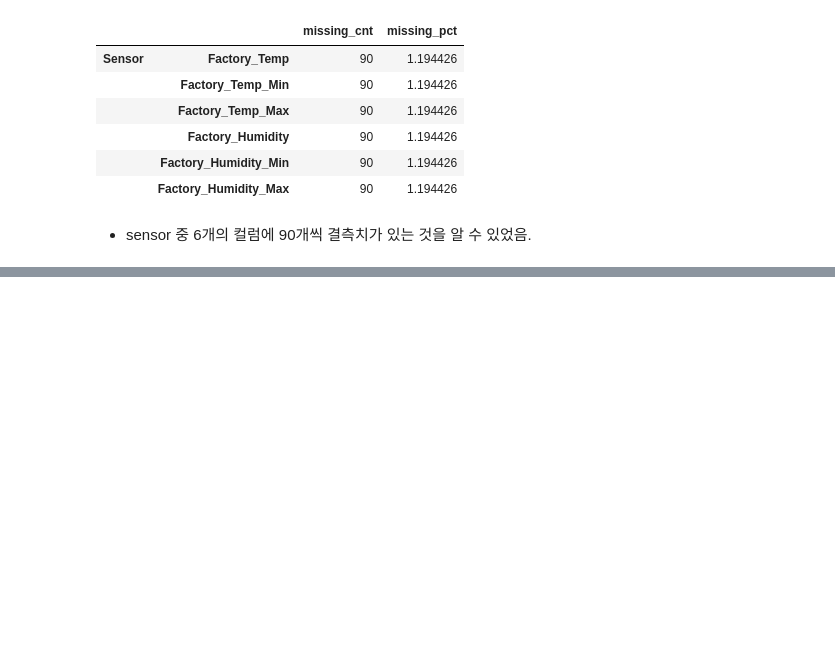
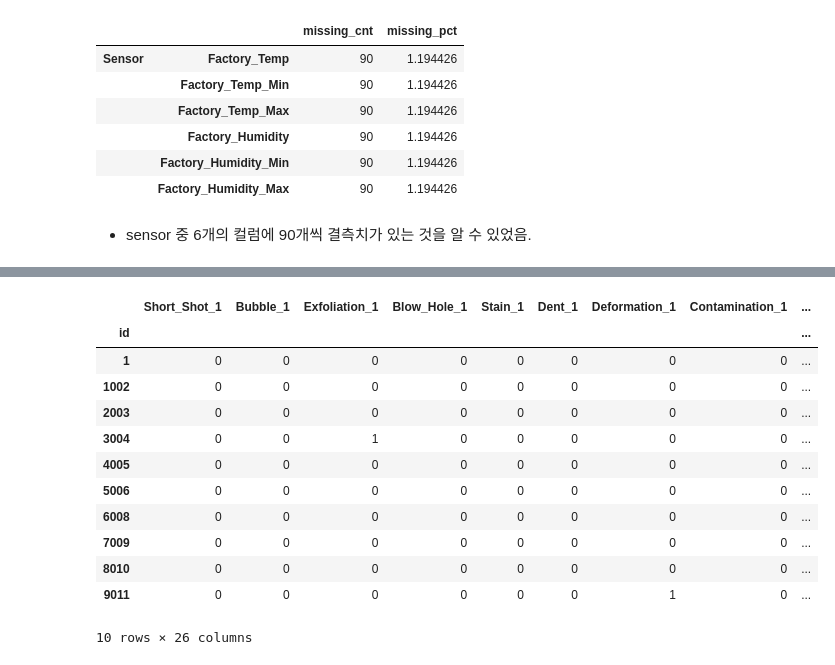
Before and after one commit to heeso0908/hotsix, a Jupyter notebook: notebooks/김재천/eda1.ipynb, the cells around one changed output, grey strips where cells are left out. Cells and saved outputs as stored; diff of their text form; code cells hidden in the pictures; blank space fills up the shorter version.

```diff
--- a/notebooks/김재천/eda1.ipynb
+++ b/notebooks/김재천/eda1.ipynb
@@ -91,0 +278,11 @@ mis_df.sort_values('missing_cnt', ascending=False)
+# %%
+df_process = df['Process'].copy()
+df_sensor = df['Sensor'].copy()
+df_defects = df['Defects'].copy()
+
+df_process.set_index('id',inplace=True)
+
+df_sensor.index = df['Process']['id']
+df_sensor.index.name = 'id'
+df_defects.index = df['Process']['id']
+df_defects.index.name = 'id'
@@ -91,0 +432,16 @@ mis_df.sort_values('missing_cnt', ascending=False)
+# %%
+df_defects.head(10)
+# %% [output]
+|  | Short_Shot_1 | Bubble_1 | Exfoliation_1 | Blow_Hole_1 | Stain_1 | Dent_1 | Deformation_1 | Contamination_1 | ... |
+| id |  |  |  |  |  |  |  |  | ... |
+| 1 | 0 | 0 | 0 | 0 | 0 | 0 | 0 | 0 | ... |
+| 1002 | 0 | 0 | 0 | 0 | 0 | 0 | 0 | 0 | ... |
+| 2003 | 0 | 0 | 0 | 0 | 0 | 0 | 0 | 0 | ... |
+| 3004 | 0 | 0 | 1 | 0 | 0 | 0 | 0 | 0 | ... |
+| 4005 | 0 | 0 | 0 | 0 | 0 | 0 | 0 | 0 | ... |
+| 5006 | 0 | 0 | 0 | 0 | 0 | 0 | 0 | 0 | ... |
+| 6008 | 0 | 0 | 0 | 0 | 0 | 0 | 0 | 0 | ... |
+| 7009 | 0 | 0 | 0 | 0 | 0 | 0 | 0 | 0 | ... |
+| 8010 | 0 | 0 | 0 | 0 | 0 | 0 | 0 | 0 | ... |
+| 9011 | 0 | 0 | 0 | 0 | 0 | 0 | 1 | 0 | ... |
+10 rows × 26 columns
```
Also changed, not shown: parts of 32 cells of this notebook.
